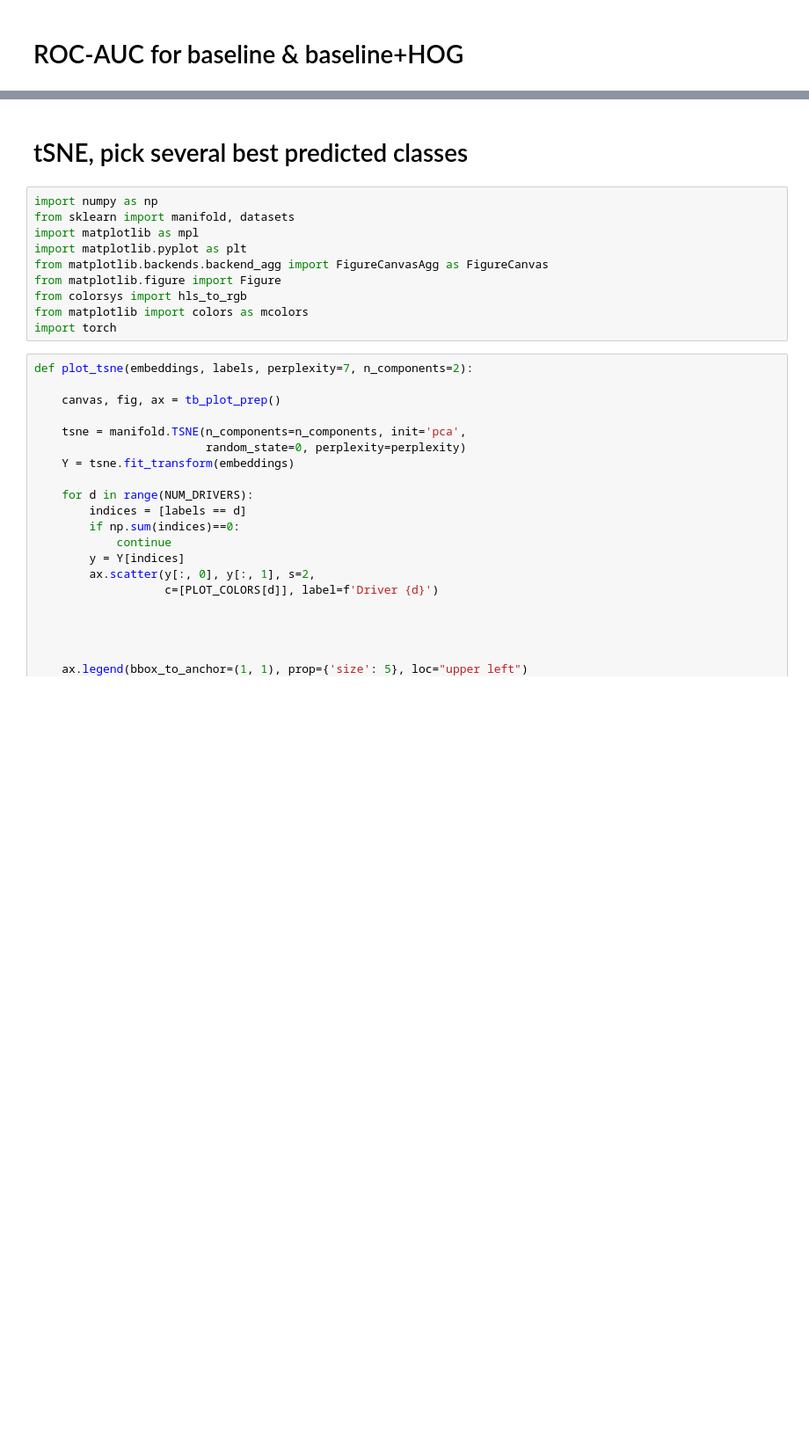
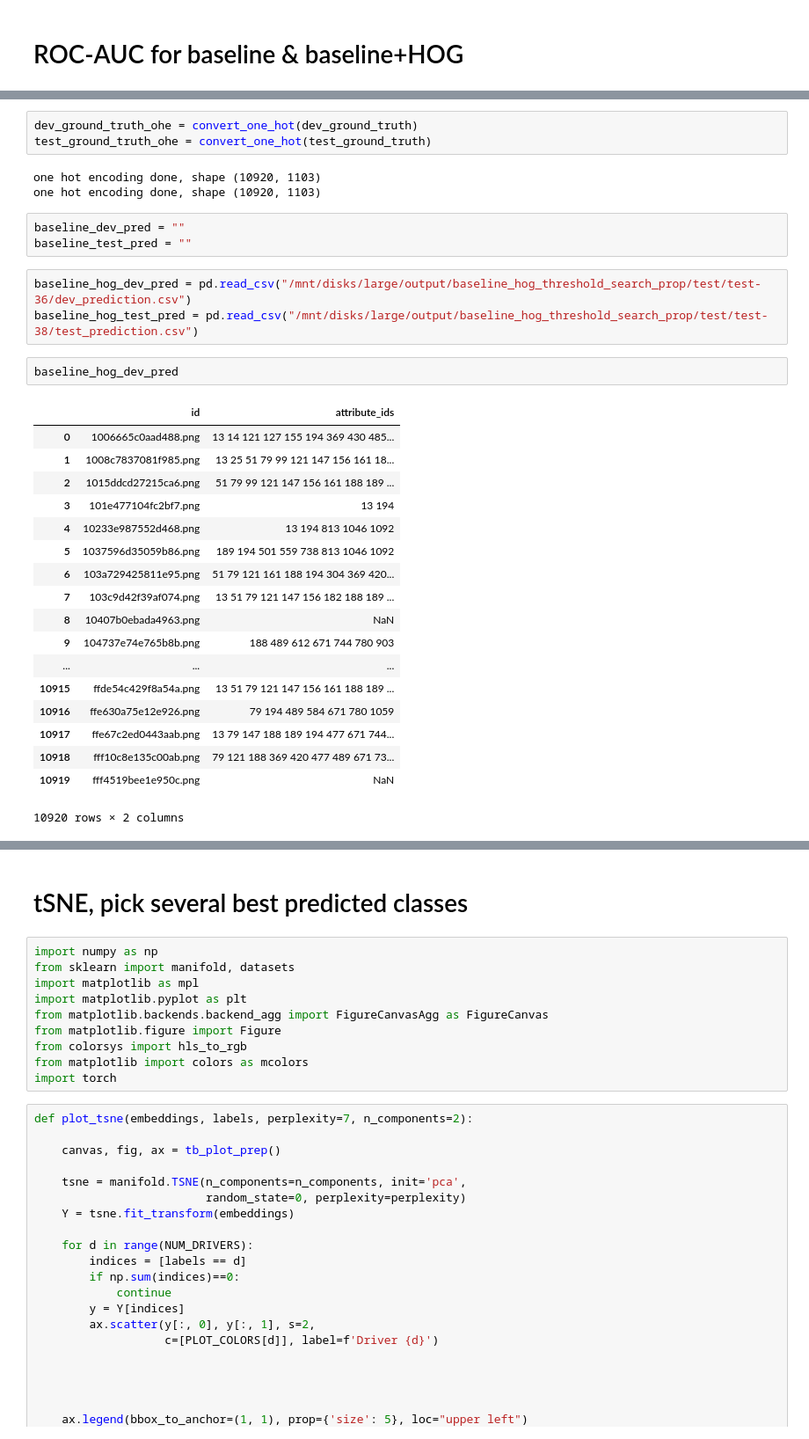
Before and after one commit to tsy935/CS231N_CZT, a Jupyter notebook: analyses/Ruge Eval.ipynb, the cells around one changed output, grey strips where cells are left out. Shown at 88% size. Saved outputs shown, nothing was run; the diff lists cells and outputs as text; blank space fills up the shorter version.

```diff
--- a/analyses/Ruge Eval.ipynb
+++ b/analyses/Ruge Eval.ipynb
@@ -10,0 +62,33 @@ from skimage.feature import hog
+# %%
+dev_ground_truth_ohe = convert_one_hot(dev_ground_truth)
+test_ground_truth_ohe = convert_one_hot(test_ground_truth)
+# %% [output]
+one hot encoding done, shape (10920, 1103)
+one hot encoding done, shape (10920, 1103)
+# %%
+baseline_dev_pred = ""
+baseline_test_pred = ""
+# %%
+baseline_hog_dev_pred = pd.read_csv("/mnt/disks/large/output/baseline_hog_threshold_search_prop/test/test-36/dev_prediction.csv")
+baseline_hog_test_pred = pd.read_csv("/mnt/disks/large/output/baseline_hog_threshold_search_prop/test/test-38/test_prediction.csv")
+# %%
+baseline_hog_dev_pred
+# %% [output]
+|  | id | attribute_ids |
+| 0 | 1006665c0aad488.png | 13 14 121 127 155 194 369 430 485... |
+| 1 | 1008c7837081f985.png | 13 25 51 79 99 121 147 156 161 18... |
+| 2 | 1015ddcd27215ca6.png | 51 79 99 121 147 156 161 188 189 ... |
+| 3 | 101e477104fc2bf7.png | 13 194 |
+| 4 | 10233e987552d468.png | 13 194 813 1046 1092 |
+| 5 | 1037596d35059b86.png | 189 194 501 559 738 813 1046 1092 |
+| 6 | 103a729425811e95.png | 51 79 121 161 188 194 304 369 420... |
+| 7 | 103c9d42f39af074.png | 13 51 79 121 147 156 182 188 189 ... |
+| 8 | 10407b0ebada4963.png | NaN |
+| 9 | 104737e74e765b8b.png | 188 489 612 671 744 780 903 |
+| ... | ... | ... |
+| 10915 | ffde54c429f8a54a.png | 13 51 79 121 147 156 161 188 189 ... |
+| 10916 | ffe630a75e12e926.png | 79 194 489 584 671 780 1059 |
+| 10917 | ffe67c2ed0443aab.png | 13 79 147 188 189 194 477 671 744... |
+| 10918 | fff10c8e135c00ab.png | 79 121 188 369 420 477 489 671 73... |
+| 10919 | fff4519bee1e950c.png | NaN |
+10920 rows × 2 columns
```
Also changed, not shown: parts of 11 cells of this notebook.
